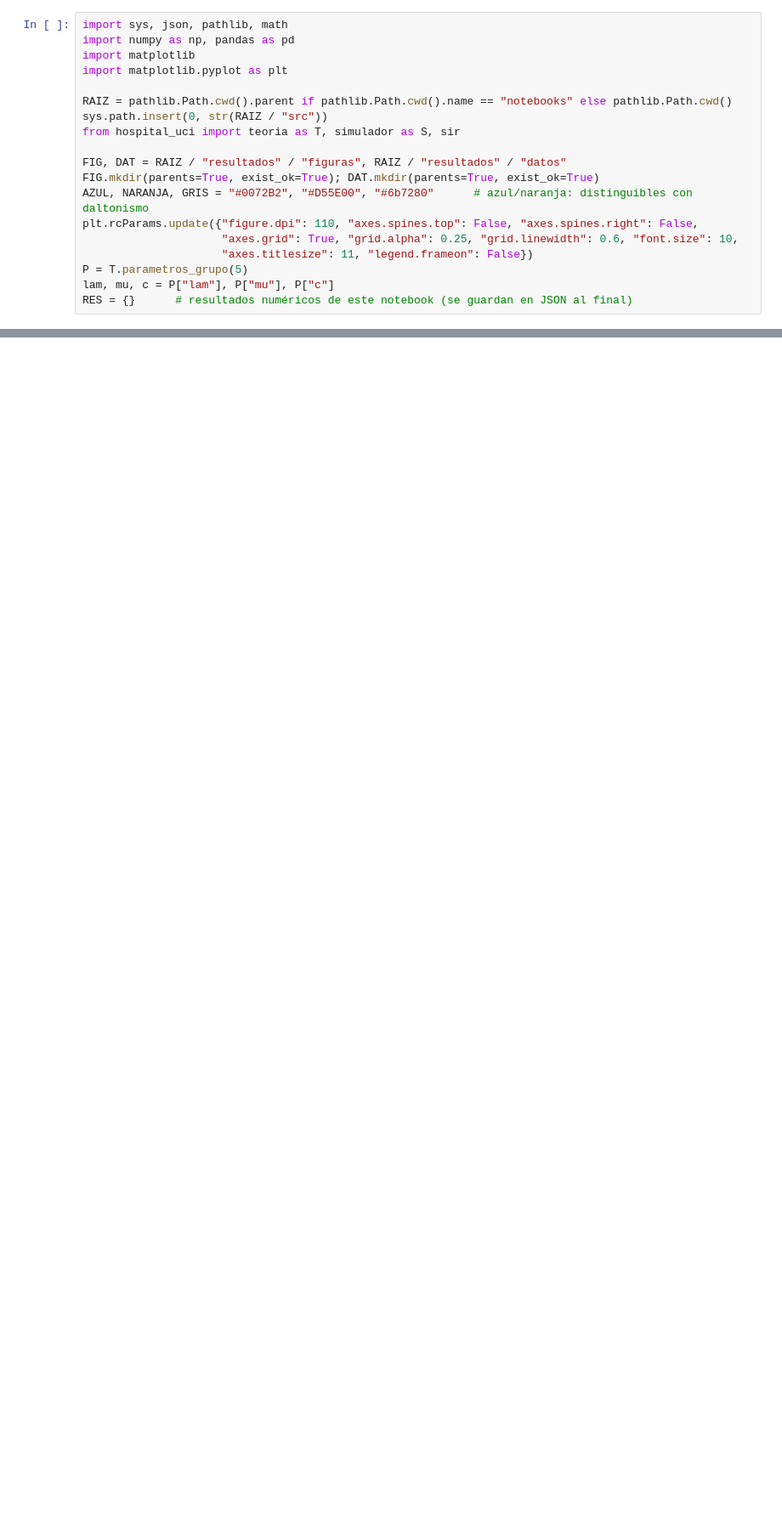
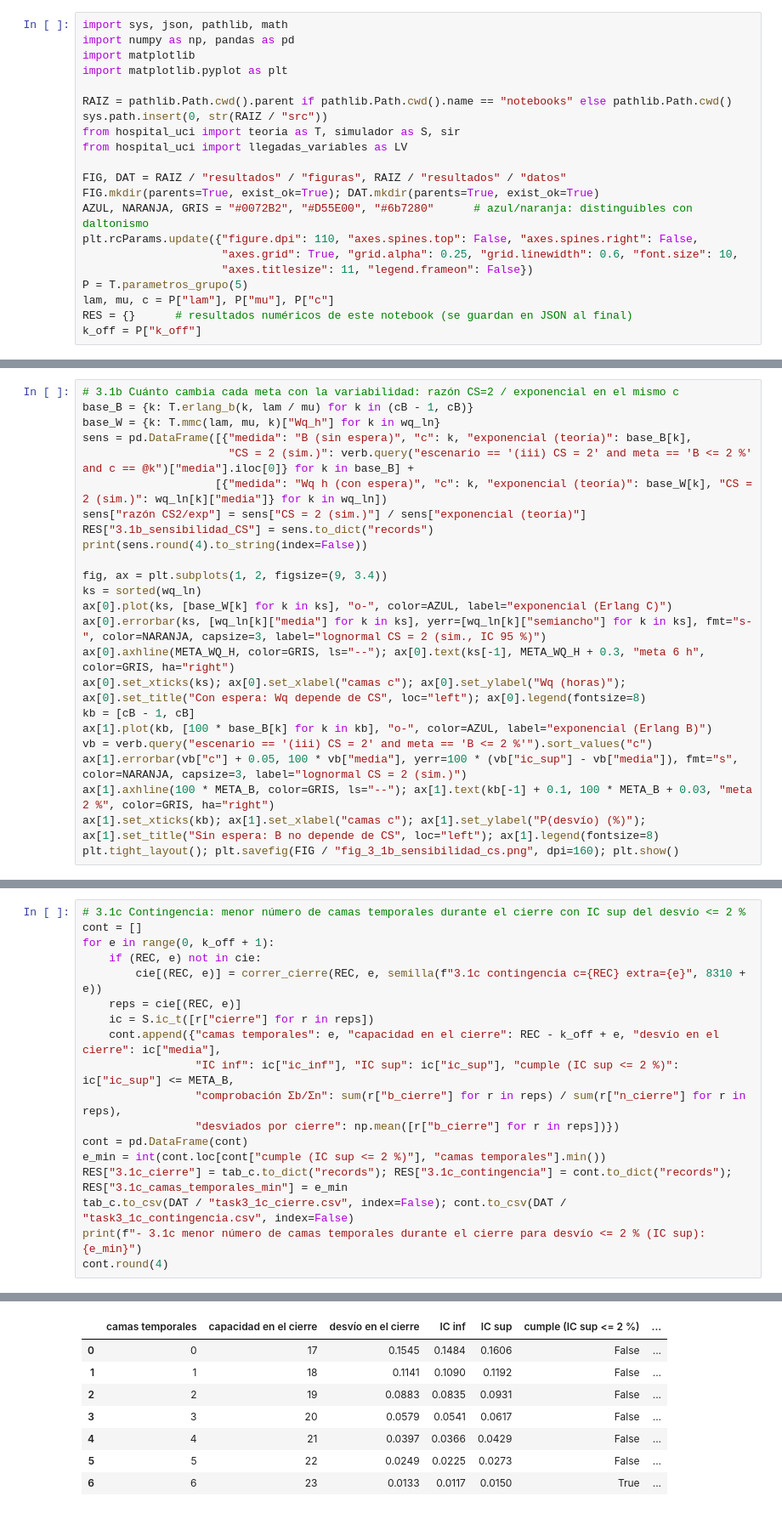
Before and after one commit to jruiz002/cc2017-hoja-trabajo-7-grupo-5, a Jupyter notebook: notebooks/task3_recomendacion_de_camas.ipynb, the cells around one changed output, grey strips where cells are left out. Shown at 85% size. Drawn from its saved outputs; the diff is of its cells as text; blank space fills up the shorter version.

Commit message:
feat: add task 3.1

```diff
--- a/notebooks/task3_recomendacion_de_camas.ipynb
+++ b/notebooks/task3_recomendacion_de_camas.ipynb
@@ -20,6 +23,7 @@ import matplotlib.pyplot as plt
 RAIZ = pathlib.Path.cwd().parent if pathlib.Path.cwd().name == "notebooks" else pathlib.Path.cwd()
 sys.path.insert(0, str(RAIZ / "src"))
 from hospital_uci import teoria as T, simulador as S, sir
+from hospital_uci import llegadas_variables as LV
 
 FIG, DAT = RAIZ / "resultados" / "figuras", RAIZ / "resultados" / "datos"
 FIG.mkdir(parents=True, exist_ok=True); DAT.mkdir(parents=True, exist_ok=True)
@@ -30,3 +34,4 @@ plt.rcParams.update({"figure.dpi": 110, "axes.spines.top": False, "axes.spines.r
 P = T.parametros_grupo(5)
 lam, mu, c = P["lam"], P["mu"], P["c"]
 RES = {}      # resultados numéricos de este notebook (se guardan en JSON al final)
+k_off = P["k_off"]
@@ -32,0 +227,24 @@ RES = {}      # resultados numéricos de este notebook (se guardan en JSON al fi
+# %%
+# 3.1b Cuánto cambia cada meta con la variabilidad: razón CS=2 / exponencial en el mismo c
+base_B = {k: T.erlang_b(k, lam / mu) for k in (cB - 1, cB)}
+base_W = {k: T.mmc(lam, mu, k)["Wq_h"] for k in wq_ln}
+sens = pd.DataFrame([{"medida": "B (sin espera)", "c": k, "exponencial (teoría)": base_B[k],
+                      "CS = 2 (sim.)": verb.query("escenario == '(iii) CS = 2' and meta == 'B <= 2 %' and c == @k")["media"].iloc[0]} for k in base_B] +
+                    [{"medida": "Wq h (con espera)", "c": k, "exponencial (teoría)": base_W[k], "CS = 2 (sim.)": wq_ln[k]["media"]} for k in wq_ln])
+sens["razón CS2/exp"] = sens["CS = 2 (sim.)"] / sens["exponencial (teoría)"]
+RES["3.1b_sensibilidad_CS"] = sens.to_dict("records")
+print(sens.round(4).to_string(index=False))
+
+fig, ax = plt.subplots(1, 2, figsize=(9, 3.4))
+ks = sorted(wq_ln)
+ax[0].plot(ks, [base_W[k] for k in ks], "o-", color=AZUL, label="exponencial (Erlang C)")
+ax[0].errorbar(ks, [wq_ln[k]["media"] for k in ks], yerr=[wq_ln[k]["semiancho"] for k in ks], fmt="s-", color=NARANJA, capsize=3, label="lognormal CS = 2 (sim., IC 95 %)")
+ax[0].axhline(META_WQ_H, color=GRIS, ls="--"); ax[0].text(ks[-1], META_WQ_H + 0.3, "meta 6 h", color=GRIS, ha="right")
+ax[0].set_xticks(ks); ax[0].set_xlabel("camas c"); ax[0].set_ylabel("Wq (horas)"); ax[0].set_title("Con espera: Wq depende de CS", loc="left"); ax[0].legend(fontsize=8)
+kb = [cB - 1, cB]
+ax[1].plot(kb, [100 * base_B[k] for k in kb], "o-", color=AZUL, label="exponencial (Erlang B)")
+vb = verb.query("escenario == '(iii) CS = 2' and meta == 'B <= 2 %'").sort_values("c")
+ax[1].errorbar(vb["c"] + 0.05, 100 * vb["media"], yerr=100 * (vb["ic_sup"] - vb["media"]), fmt="s", color=NARANJA, capsize=3, label="lognormal CS = 2 (sim.)")
+ax[1].axhline(100 * META_B, color=GRIS, ls="--"); ax[1].text(kb[-1] + 0.1, 100 * META_B + 0.03, "meta 2 %", color=GRIS, ha="right")
+ax[1].set_xticks(kb); ax[1].set_xlabel("camas c"); ax[1].set_ylabel("P(desvío) (%)"); ax[1].set_title("Sin espera: B no depende de CS", loc="left"); ax[1].legend(fontsize=8)
+plt.tight_layout(); plt.savefig(FIG / "fig_3_1b_sensibilidad_cs.png", dpi=160); plt.show()
@@ -32,0 +312,19 @@ RES = {}      # resultados numéricos de este notebook (se guardan en JSON al fi
+# %%
+# 3.1c Contingencia: menor número de camas temporales durante el cierre con IC sup del desvío <= 2 %
+cont = []
+for e in range(0, k_off + 1):
+    if (REC, e) not in cie:
+        cie[(REC, e)] = correr_cierre(REC, e, semilla(f"3.1c contingencia c={REC} extra={e}", 8310 + e))
+    reps = cie[(REC, e)]
+    ic = S.ic_t([r["cierre"] for r in reps])
+    cont.append({"camas temporales": e, "capacidad en el cierre": REC - k_off + e, "desvío en el cierre": ic["media"],
+                 "IC inf": ic["ic_inf"], "IC sup": ic["ic_sup"], "cumple (IC sup <= 2 %)": ic["ic_sup"] <= META_B,
+                 "comprobación Σb/Σn": sum(r["b_cierre"] for r in reps) / sum(r["n_cierre"] for r in reps),
+                 "desviados por cierre": np.mean([r["b_cierre"] for r in reps])})
+cont = pd.DataFrame(cont)
+e_min = int(cont.loc[cont["cumple (IC sup <= 2 %)"], "camas temporales"].min())
+RES["3.1c_cierre"] = tab_c.to_dict("records"); RES["3.1c_contingencia"] = cont.to_dict("records"); RES["3.1c_camas_temporales_min"] = e_min
+tab_c.to_csv(DAT / "task3_1c_cierre.csv", index=False); cont.to_csv(DAT / "task3_1c_contingencia.csv", index=False)
+print(f"- 3.1c menor número de camas temporales durante el cierre para desvío <= 2 % (IC sup): {e_min}")
+cont.round(4)
+# %% [output]
@@ -32,0 +332,8 @@ RES = {}      # resultados numéricos de este notebook (se guardan en JSON al fi
+|  | camas temporales | capacidad en el cierre | desvío en el cierre | IC inf | IC sup | cumple (IC sup <= 2 %) | ... |
+| 0 | 0 | 17 | 0.1545 | 0.1484 | 0.1606 | False | ... |
+| 1 | 1 | 18 | 0.1141 | 0.1090 | 0.1192 | False | ... |
+| 2 | 2 | 19 | 0.0883 | 0.0835 | 0.0931 | False | ... |
+| 3 | 3 | 20 | 0.0579 | 0.0541 | 0.0617 | False | ... |
+| 4 | 4 | 21 | 0.0397 | 0.0366 | 0.0429 | False | ... |
+| 5 | 5 | 22 | 0.0249 | 0.0225 | 0.0273 | False | ... |
+| 6 | 6 | 23 | 0.0133 | 0.0117 | 0.0150 | True | ... |
```
Also changed, not shown: parts of 16 cells of this notebook, 9 other files.
